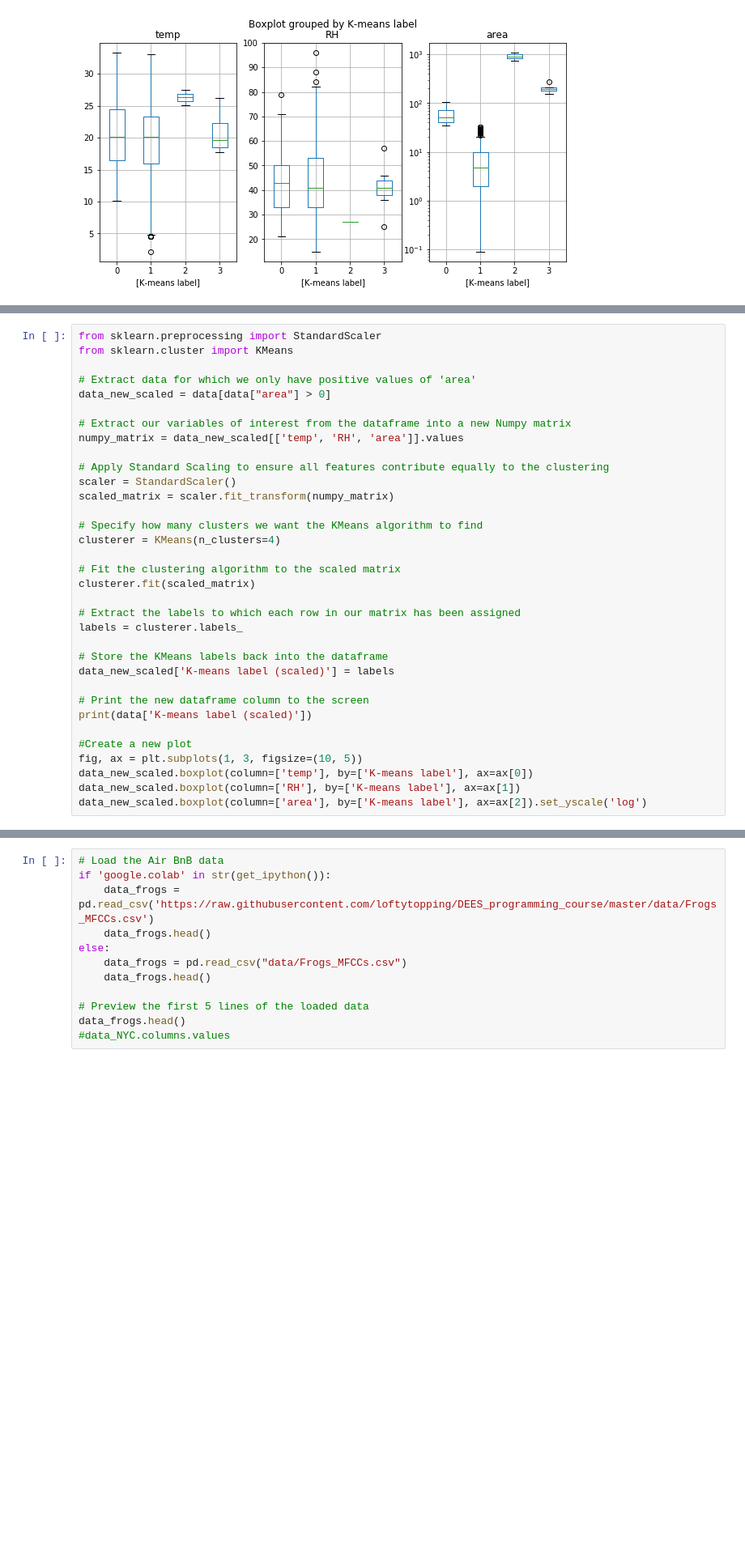
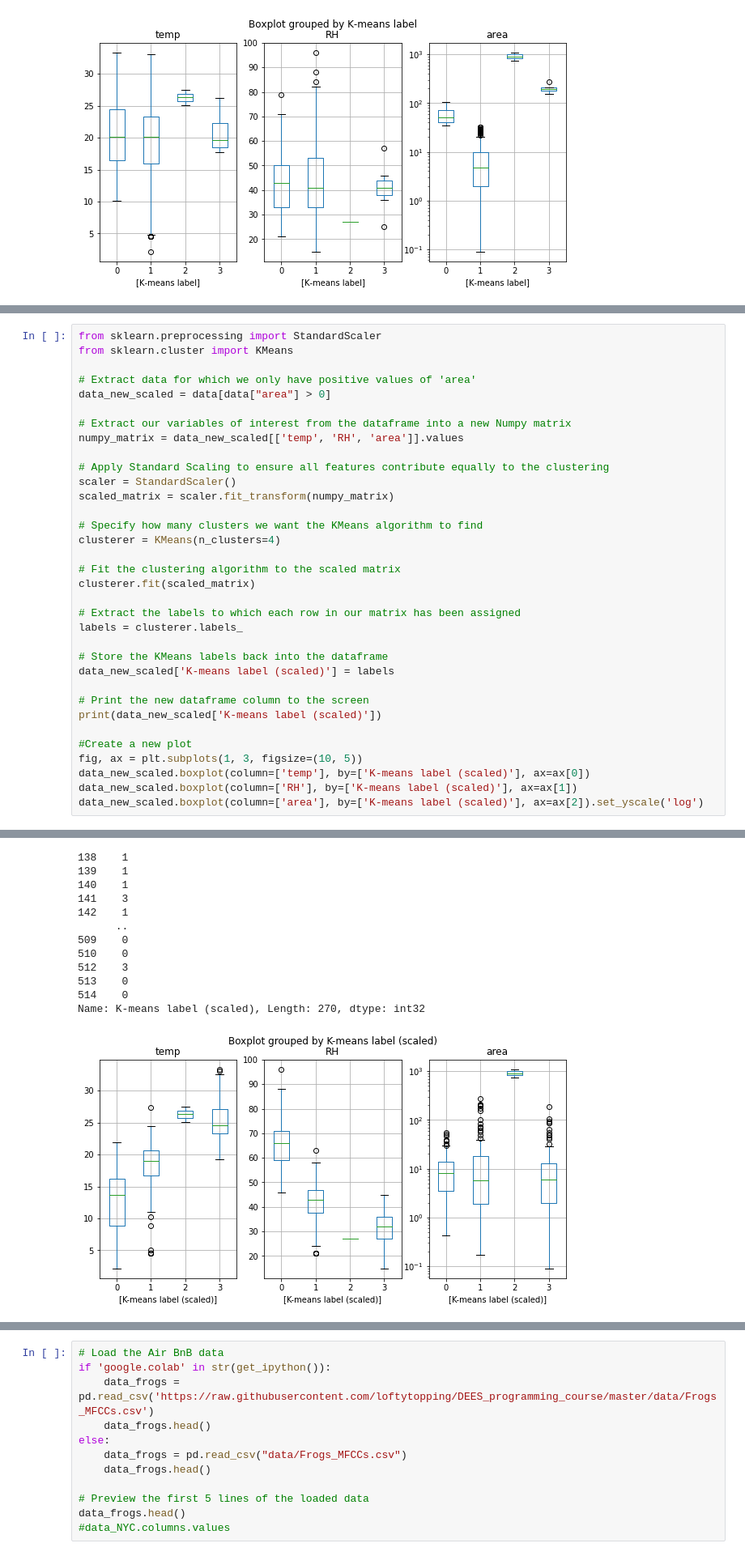
Before and after one commit to loftytopping/DEES_programming_course, a Jupyter notebook: Practical_9.ipynb, the cells around one changed output, grey strips where cells are left out. Shown at 81% size. Saved outputs shown, nothing was run; the diff lists cells and outputs as text; blank space fills up the shorter version.

```diff
--- a/Practical_9.ipynb
+++ b/Practical_9.ipynb
@@ -380,10 +386,11 @@ labels = clusterer.labels_
 data_new_scaled['K-means label (scaled)'] = labels
 
 # Print the new dataframe column to the screen
-print(data['K-means label (scaled)'])
+print(data_new_scaled['K-means label (scaled)'])
 
 #Create a new plot
 fig, ax = plt.subplots(1, 3, figsize=(10, 5))
-data_new_scaled.boxplot(column=['temp'], by=['K-means label'], ax=ax[0])
-data_new_scaled.boxplot(column=['RH'], by=['K-means label'], ax=ax[1])
-data_new_scaled.boxplot(column=['area'], by=['K-means label'], ax=ax[2]).set_yscale('log')
+data_new_scaled.boxplot(column=['temp'], by=['K-means label (scaled)'], ax=ax[0])
+data_new_scaled.boxplot(column=['RH'], by=['K-means label (scaled)'], ax=ax[1])
+data_new_scaled.boxplot(column=['area'], by=['K-means label (scaled)'], ax=ax[2]).set_yscale('log')
+# %% [output]
@@ -389,0 +402,13 @@ data_new_scaled.boxplot(column=['area'], by=['K-means label'], ax=ax[2]).set_ysc
+138    1
+139    1
+140    1
+141    3
+142    1
+      ..
+509    0
+510    0
+512    3
+513    0
+514    0
+Name: K-means label (scaled), Length: 270, dtype: int32
+[figure, added]
```
Also changed, not shown: parts of 28 cells of this notebook, 2 other files.
